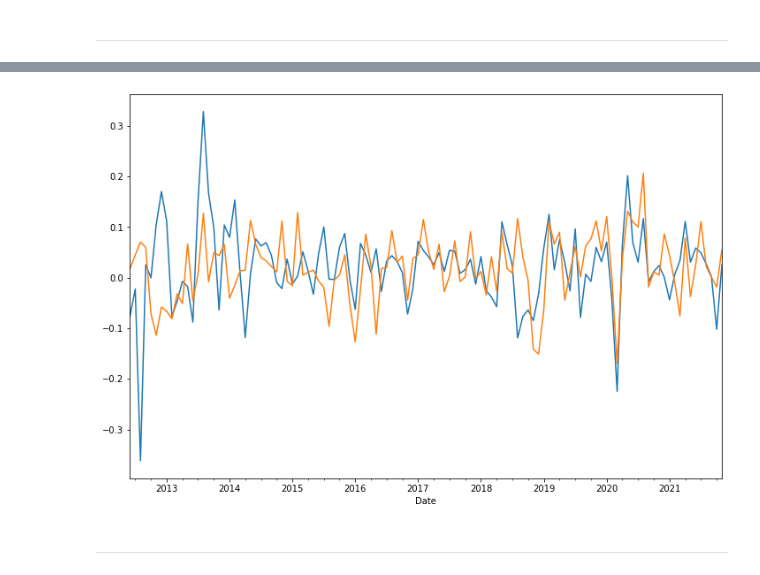
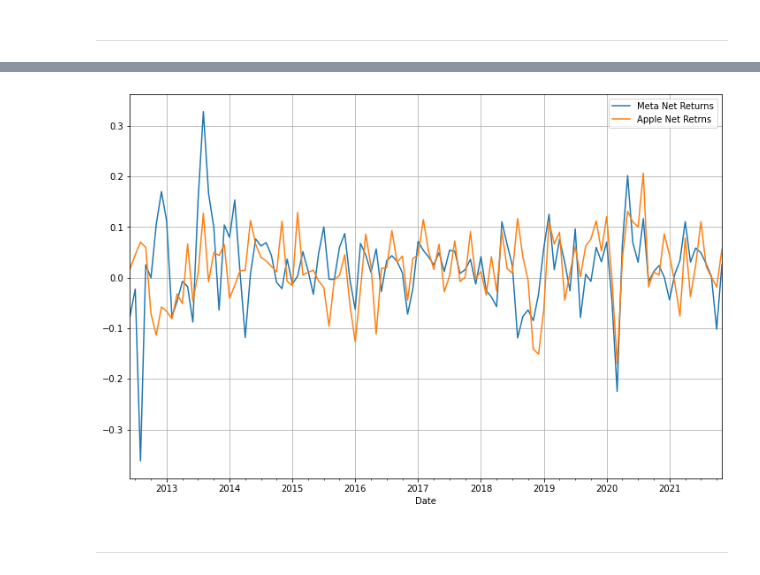
Before and after one commit to Simonotos/BusinessProject, a Jupyter notebook: BusinessProject.ipynb, the cells around one changed output, grey strips where cells are left out. Cells and saved outputs as stored; diff of their text form; code cells hidden in the pictures.

```diff
--- a/BusinessProject.ipynb
+++ b/BusinessProject.ipynb
@@ -175,11 +175,12 @@ rendimenti_df
 | 2021-11-30 | 0.025439 | 0.025121 | 0.055584 | 0.054094 |
 114 rows × 4 columns
 # %%
-rendimenti_df["Rendimenti Netti Meta"].plot(figsize=(12,8))
-rendimenti_df["Rendimenti Netti Apple"].plot(figsize=(12,8))
+rendimenti_df["Rendimenti Netti Meta"].plot(figsize=(12,8), grid=True, label="Meta Net Returns")
+rendimenti_df["Rendimenti Netti Apple"].plot(figsize=(12,8), grid=True, label="Apple Net Retrns")
+plt.legend(loc="upper right")
 plt.show()
 # %% [output]
-[figure, old version]
+[figure, new version]
 # %% [markdown]
 _______________________________________________________________________________________________________
 # %% [markdown]
```
Also changed, not shown: parts of 18 cells of this notebook, 2 other files.
